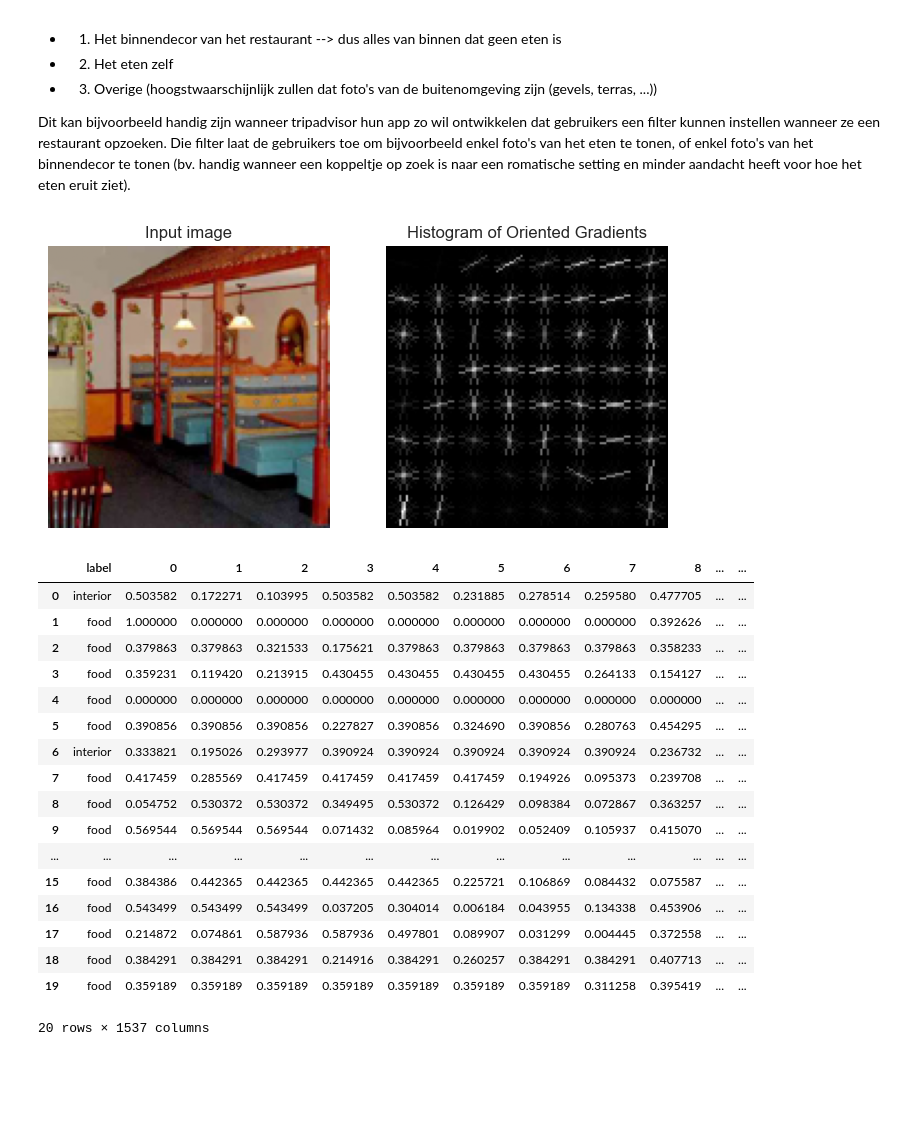
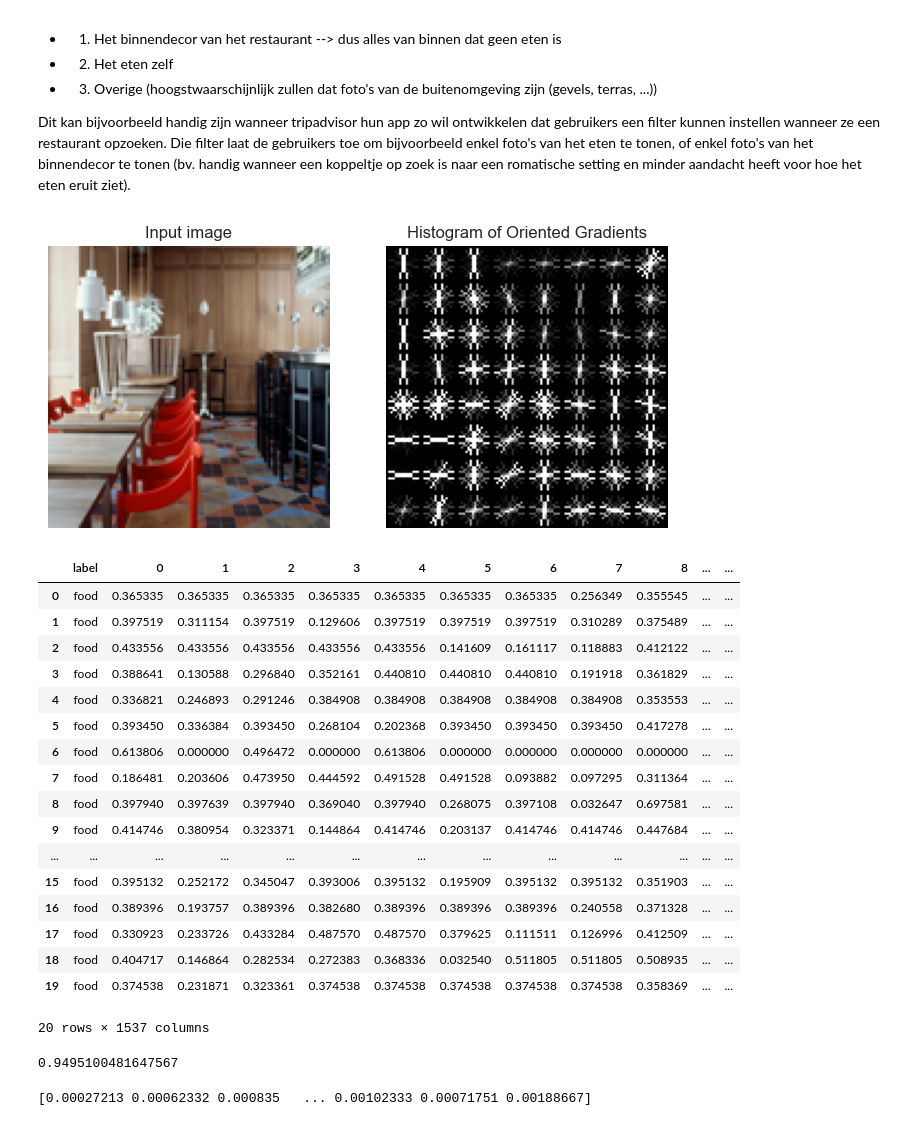
Before and after one commit to brabreda/Machine-learning, a Jupyter notebook: maxime.ipynb, the cells around one changed output. Cells and saved outputs as stored; diff of their text form; code cells hidden in the pictures; blank space fills up the shorter version.

Commit message:
model ready

```diff
--- a/maxime.ipynb
+++ b/maxime.ipynb
@@ -62,27 +62,25 @@ for folder in interior_folders:
             pass
 # %%
 # HOG features example
-
-img = images_interior[50].reshape((128,128,3))
 
 fd, hog_image = hog(img,orientations=8, pixels_per_cell=(16, 16),
                     cells_per_block=(1, 1), visualize=True, channel_axis=-1)
 
 fig, (ax1, ax2) = plt.subplots(1, 2, figsize=(8, 4), sharex=True, sharey=True)
 
 ax1.axis('off')
 ax1.imshow(img, cmap=plt.cm.gray)
 ax1.set_title('Input image')
 
 # Rescale histogram for better display
 hog_image_rescaled = exposure.rescale_intensity(hog_image, in_range=(0, 10))
 
 ax2.axis('off')
 ax2.imshow(hog_image_rescaled, cmap=plt.cm.gray)
 ax2.set_title('Histogram of Oriented Gradients')
 plt.show()
 # %% [output]
-[figure, old version]
+[figure, new version]
 # %%
 # HOG features for all interior images
 
@@ -133,20 +131,46 @@ df = df.sample(frac=1).reset_index(drop=True)
 df.head(20)
 # %% [output]
 |  | label | 0 | 1 | 2 | 3 | 4 | 5 | 6 | 7 | 8 | ... | ... |
-| 0 | interior | 0.503582 | 0.172271 | 0.103995 | 0.503582 | 0.503582 | 0.231885 | 0.278514 | 0.259580 | 0.477705 | ... | ... |
-| 1 | food | 1.000000 | 0.000000 | 0.000000 | 0.000000 | 0.000000 | 0.000000 | 0.000000 | 0.000000 | 0.392626 | ... | ... |
-| 2 | food | 0.379863 | 0.379863 | 0.321533 | 0.175621 | 0.379863 | 0.379863 | 0.379863 | 0.379863 | 0.358233 | ... | ... |
-| 3 | food | 0.359231 | 0.119420 | 0.213915 | 0.430455 | 0.430455 | 0.430455 | 0.430455 | 0.264133 | 0.154127 | ... | ... |
-| 4 | food | 0.000000 | 0.000000 | 0.000000 | 0.000000 | 0.000000 | 0.000000 | 0.000000 | 0.000000 | 0.000000 | ... | ... |
-| 5 | food | 0.390856 | 0.390856 | 0.390856 | 0.227827 | 0.390856 | 0.324690 | 0.390856 | 0.280763 | 0.454295 | ... | ... |
-| 6 | interior | 0.333821 | 0.195026 | 0.293977 | 0.390924 | 0.390924 | 0.390924 | 0.390924 | 0.390924 | 0.236732 | ... | ... |
-| 7 | food | 0.417459 | 0.285569 | 0.417459 | 0.417459 | 0.417459 | 0.417459 | 0.194926 | 0.095373 | 0.239708 | ... | ... |
-| 8 | food | 0.054752 | 0.530372 | 0.530372 | 0.349495 | 0.530372 | 0.126429 | 0.098384 | 0.072867 | 0.363257 | ... | ... |
-| 9 | food | 0.569544 | 0.569544 | 0.569544 | 0.071432 | 0.085964 | 0.019902 | 0.052409 | 0.105937 | 0.415070 | ... | ... |
+| 0 | food | 0.365335 | 0.365335 | 0.365335 | 0.365335 | 0.365335 | 0.365335 | 0.365335 | 0.256349 | 0.355545 | ... | ... |
+| 1 | food | 0.397519 | 0.311154 | 0.397519 | 0.129606 | 0.397519 | 0.397519 | 0.397519 | 0.310289 | 0.375489 | ... | ... |
+| 2 | food | 0.433556 | 0.433556 | 0.433556 | 0.433556 | 0.433556 | 0.141609 | 0.161117 | 0.118883 | 0.412122 | ... | ... |
+| 3 | food | 0.388641 | 0.130588 | 0.296840 | 0.352161 | 0.440810 | 0.440810 | 0.440810 | 0.191918 | 0.361829 | ... | ... |
+| 4 | food | 0.336821 | 0.246893 | 0.291246 | 0.384908 | 0.384908 | 0.384908 | 0.384908 | 0.384908 | 0.353553 | ... | ... |
+| 5 | food | 0.393450 | 0.336384 | 0.393450 | 0.268104 | 0.202368 | 0.393450 | 0.393450 | 0.393450 | 0.417278 | ... | ... |
+| 6 | food | 0.613806 | 0.000000 | 0.496472 | 0.000000 | 0.613806 | 0.000000 | 0.000000 | 0.000000 | 0.000000 | ... | ... |
+| 7 | food | 0.186481 | 0.203606 | 0.473950 | 0.444592 | 0.491528 | 0.491528 | 0.093882 | 0.097295 | 0.311364 | ... | ... |
+| 8 | food | 0.397940 | 0.397639 | 0.397940 | 0.369040 | 0.397940 | 0.268075 | 0.397108 | 0.032647 | 0.697581 | ... | ... |
+| 9 | food | 0.414746 | 0.380954 | 0.323371 | 0.144864 | 0.414746 | 0.203137 | 0.414746 | 0.414746 | 0.447684 | ... | ... |
 | ... | ... | ... | ... | ... | ... | ... | ... | ... | ... | ... | ... | ... |
-| 15 | food | 0.384386 | 0.442365 | 0.442365 | 0.442365 | 0.442365 | 0.225721 | 0.106869 | 0.084432 | 0.075587 | ... | ... |
-| 16 | food | 0.543499 | 0.543499 | 0.543499 | 0.037205 | 0.304014 | 0.006184 | 0.043955 | 0.134338 | 0.453906 | ... | ... |
-| 17 | food | 0.214872 | 0.074861 | 0.587936 | 0.587936 | 0.497801 | 0.089907 | 0.031299 | 0.004445 | 0.372558 | ... | ... |
-| 18 | food | 0.384291 | 0.384291 | 0.384291 | 0.214916 | 0.384291 | 0.260257 | 0.384291 | 0.384291 | 0.407713 | ... | ... |
-| 19 | food | 0.359189 | 0.359189 | 0.359189 | 0.359189 | 0.359189 | 0.359189 | 0.359189 | 0.311258 | 0.395419 | ... | ... |
+| 15 | food | 0.395132 | 0.252172 | 0.345047 | 0.393006 | 0.395132 | 0.195909 | 0.395132 | 0.395132 | 0.351903 | ... | ... |
+| 16 | food | 0.389396 | 0.193757 | 0.389396 | 0.382680 | 0.389396 | 0.389396 | 0.389396 | 0.240558 | 0.371328 | ... | ... |
+| 17 | food | 0.330923 | 0.233726 | 0.433284 | 0.487570 | 0.487570 | 0.379625 | 0.111511 | 0.126996 | 0.412509 | ... | ... |
+| 18 | food | 0.404717 | 0.146864 | 0.282534 | 0.272383 | 0.368336 | 0.032540 | 0.511805 | 0.511805 | 0.508935 | ... | ... |
+| 19 | food | 0.374538 | 0.231871 | 0.323361 | 0.374538 | 0.374538 | 0.374538 | 0.374538 | 0.374538 | 0.358369 | ... | ... |
 20 rows × 1537 columns
+# %%
+# Create a binary classification model that can predict if a picture is food or interior
+
+from sklearn.model_selection import train_test_split
+from sklearn.ensemble import RandomForestClassifier
+from sklearn.metrics import accuracy_score
+
+X = df.drop(columns=["label"])
+y = df["label"]
+
+X_train, X_test, y_train, y_test = train_test_split(X, y, test_size=0.2)
+
+model = RandomForestClassifier(random_state=0)
+# model = RandomForestClassifier(max_depth=10, random_state=0)
+
+model.fit(X_train, y_train)
+
+y_pred = model.predict(X_test)
+
+print(accuracy_score(y_test, y_pred))
+# %% [output]
+0.9495100481647567
+# %%
+print(model.feature_importances_)
+# %% [output]
+[0.00027213 0.00062332 0.000835   ... 0.00102333 0.00071751 0.00188667]
```
Also changed, not shown: parts of 7 cells of this notebook.
